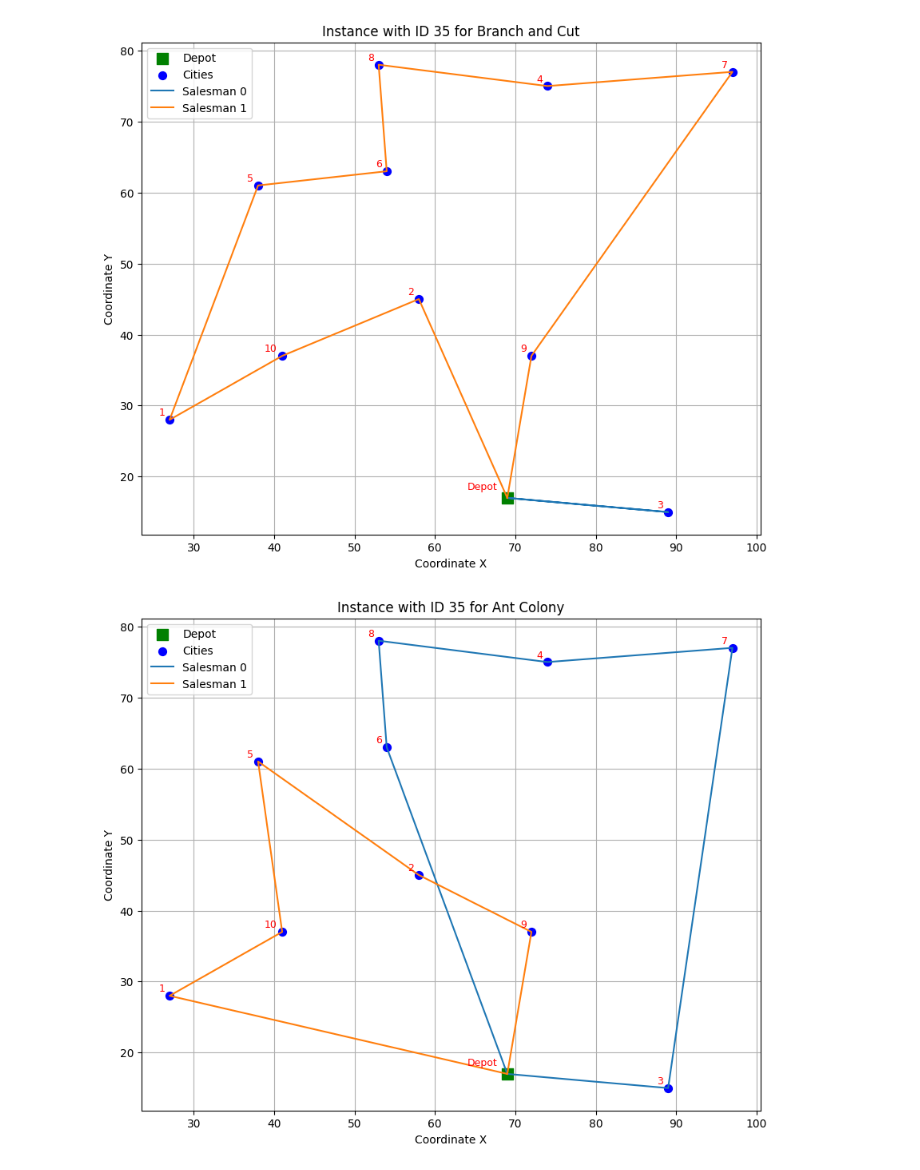
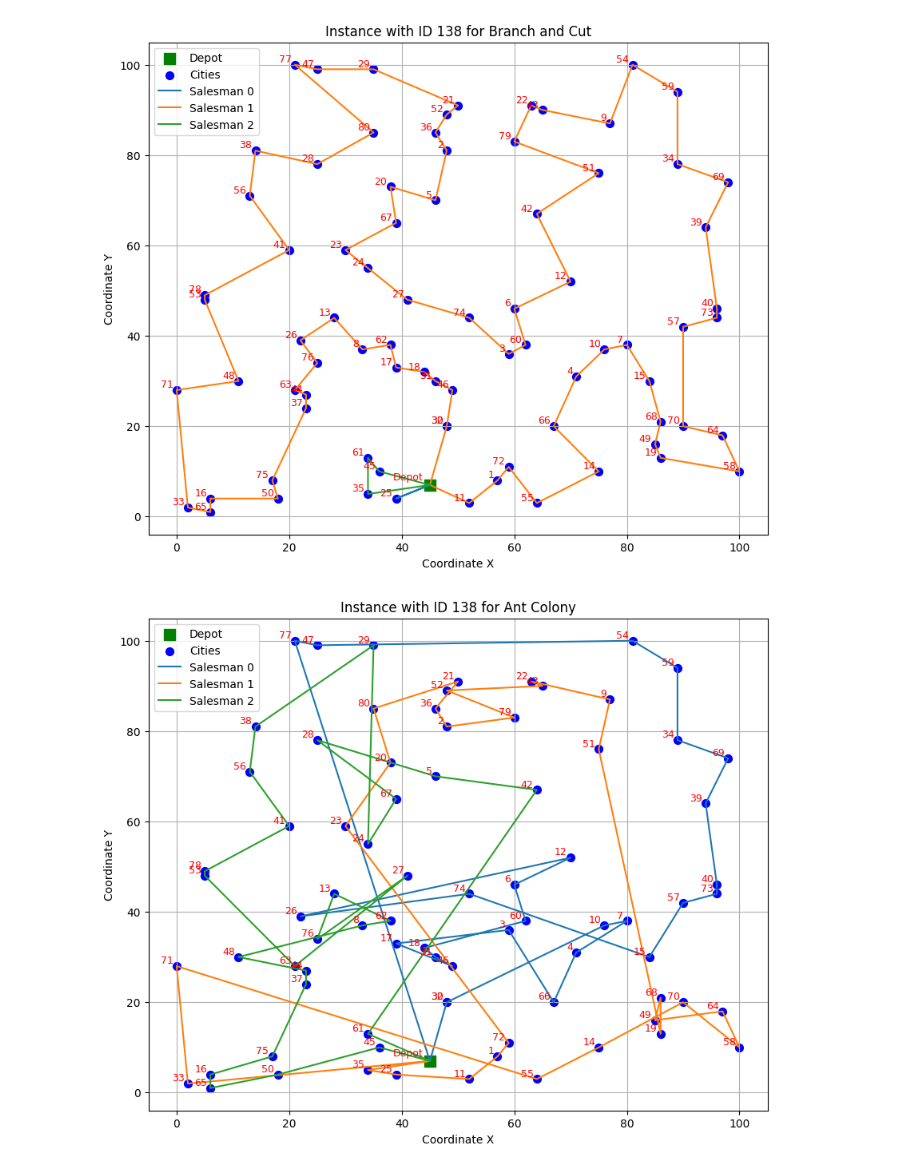
Before and after one commit to ignatrovino12/Automated-Algorithm-Selection, a Jupyter notebook: show_instances.ipynb, the cells around one changed output. Saved outputs shown, nothing was run; the diff lists cells and outputs as text; code cells hidden in the pictures.

```diff
--- a/show_instances.ipynb
+++ b/show_instances.ipynb
@@ -118,7 +118,7 @@ def plot_mTSP_instance_with_routes(instance_id, strategy, db_file="mTSP_instance
     plt.legend()
     plt.show()
 
-show_id = 35
+show_id = 138
 plot_mTSP_instance_with_routes(instance_id=show_id, strategy="Greedy", db_file="train_mTSP.sqlite3")
 plot_mTSP_instance_with_routes(instance_id=show_id, strategy="KMeans-Greedy", db_file="train_mTSP.sqlite3")
 plot_mTSP_instance_with_routes(instance_id=show_id, strategy="Branch and Cut", db_file="train_mTSP.sqlite3")
@@ -129,2 +129,2 @@ plot_mTSP_instance_with_routes(instance_id=show_id, strategy="Ant Colony", db_fi
-[figure, old version]
+[figure, new version]
-[figure, old version]
+[figure, new version]
```
Also changed, not shown: parts of 2 cells of this notebook, 14 other files.
